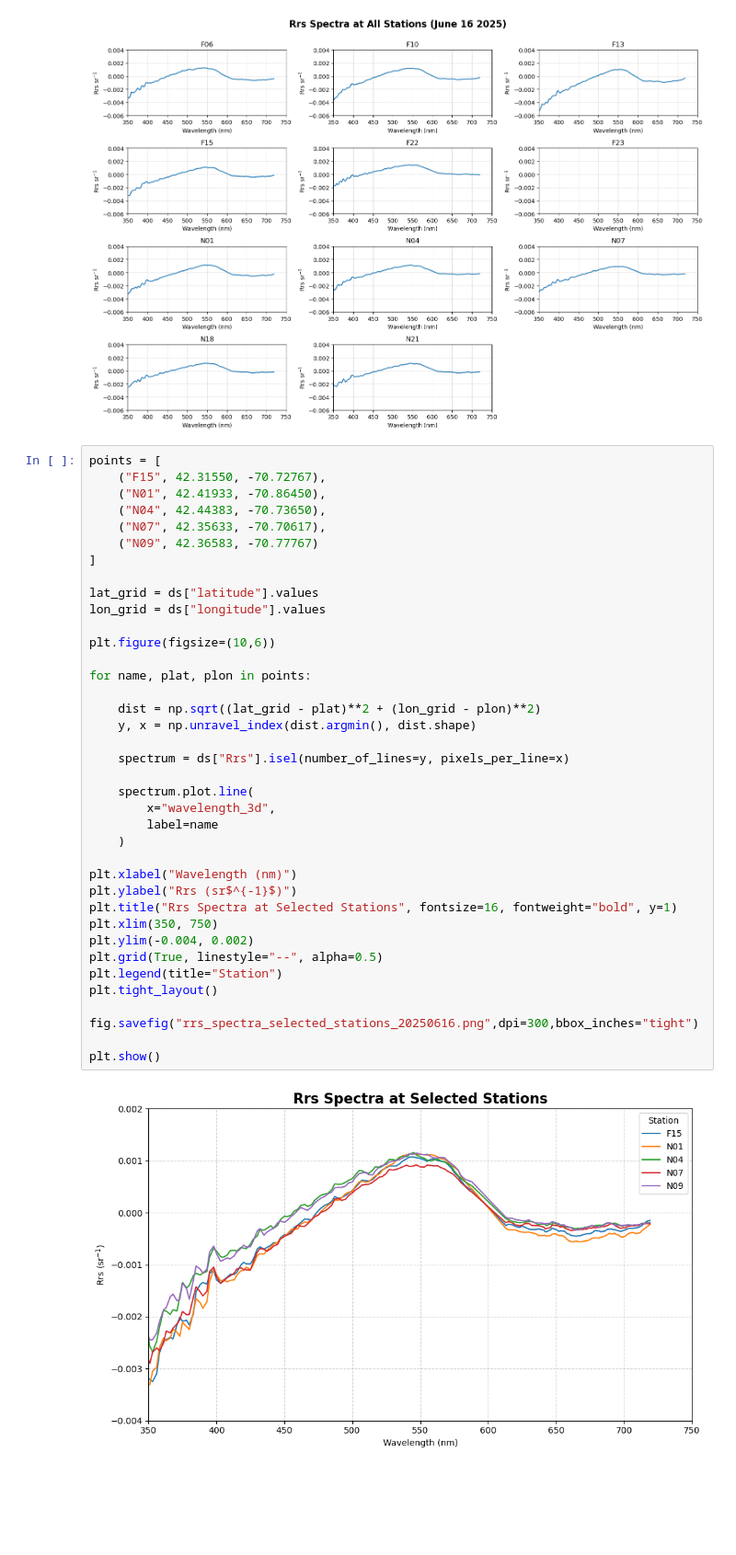
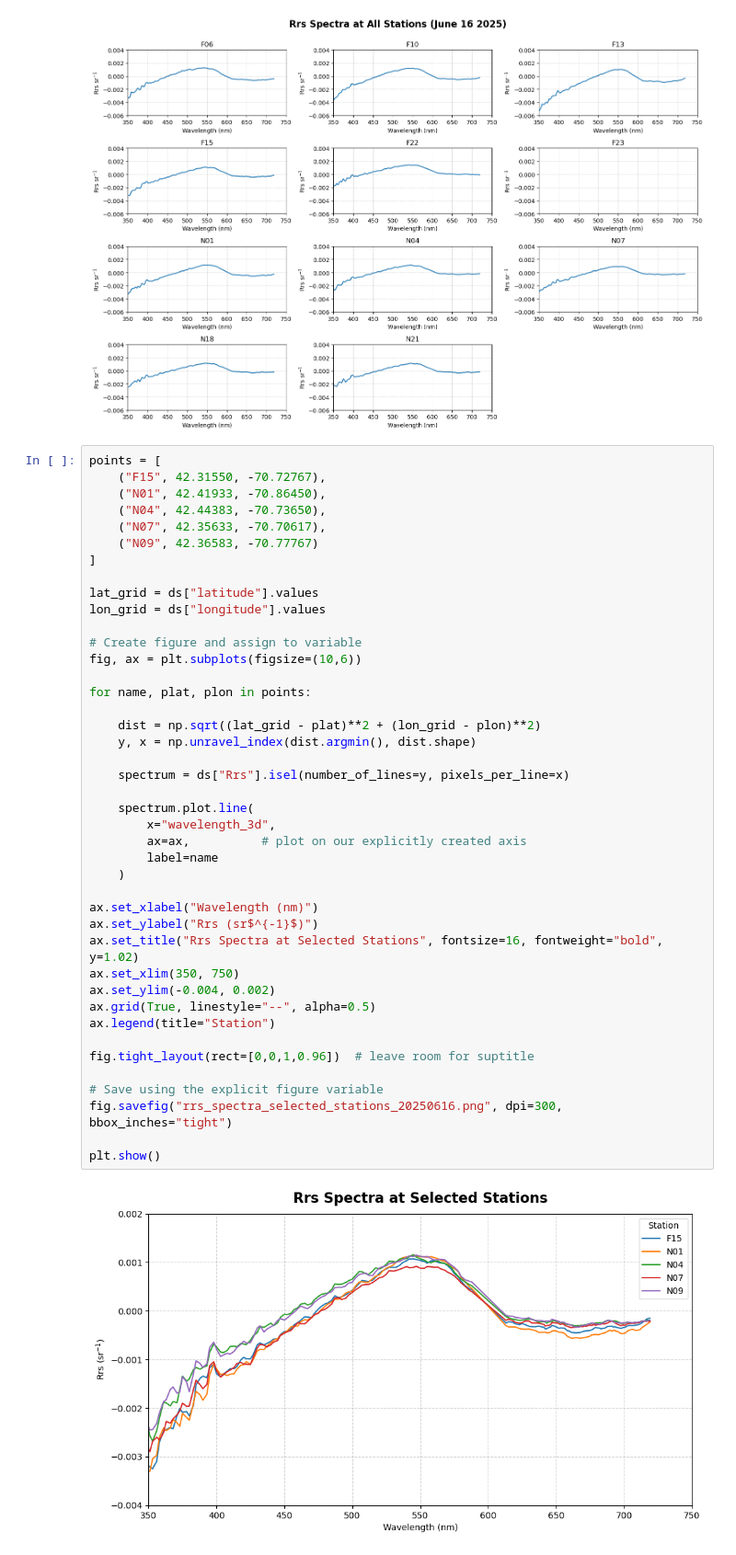
Before and after one commit to fish-pace/2026-proj-phyto-community-structure, a Jupyter notebook: contributor_folders/cassie/Rrs_Mass_Bay.ipynb, the cells around one changed output. Shown at 92% size. Saved outputs shown, nothing was run; the diff lists cells and outputs as text; blank space fills up the shorter version.

```diff
--- a/contributor_folders/cassie/Rrs_Mass_Bay.ipynb
+++ b/contributor_folders/cassie/Rrs_Mass_Bay.ipynb
@@ -222,40 +222,44 @@ plt.show()
 # %%
 points = [
     ("F15", 42.31550, -70.72767),
     ("N01", 42.41933, -70.86450),
     ("N04", 42.44383, -70.73650),
     ("N07", 42.35633, -70.70617),
     ("N09", 42.36583, -70.77767)
 ]
 
 lat_grid = ds["latitude"].values
 lon_grid = ds["longitude"].values
 
-plt.figure(figsize=(10,6))
+# Create figure and assign to variable
+fig, ax = plt.subplots(figsize=(10,6))
 
 for name, plat, plon in points:
 
     dist = np.sqrt((lat_grid - plat)**2 + (lon_grid - plon)**2)
     y, x = np.unravel_index(dist.argmin(), dist.shape)
 
     spectrum = ds["Rrs"].isel(number_of_lines=y, pixels_per_line=x)
 
     spectrum.plot.line(
         x="wavelength_3d",
+        ax=ax,          # plot on our explicitly created axis
         label=name
     )
 
-plt.xlabel("Wavelength (nm)")
-plt.ylabel("Rrs (sr$^{-1}$)")
-plt.title("Rrs Spectra at Selected Stations", fontsize=16, fontweight="bold", y=1)
-plt.xlim(350, 750)
-plt.ylim(-0.004, 0.002)
-plt.grid(True, linestyle="--", alpha=0.5)
-plt.legend(title="Station")
-plt.tight_layout()
+ax.set_xlabel("Wavelength (nm)")
+ax.set_ylabel("Rrs (sr$^{-1}$)")
+ax.set_title("Rrs Spectra at Selected Stations", fontsize=16, fontweight="bold", y=1.02)
+ax.set_xlim(350, 750)
+ax.set_ylim(-0.004, 0.002)
+ax.grid(True, linestyle="--", alpha=0.5)
+ax.legend(title="Station")
 
-fig.savefig("rrs_spectra_selected_stations_20250616.png",dpi=300,bbox_inches="tight")
+fig.tight_layout(rect=[0,0,1,0.96])  # leave room for suptitle
+
+# Save using the explicit figure variable
+fig.savefig("rrs_spectra_selected_stations_20250616.png", dpi=300, bbox_inches="tight")
 
 plt.show()
 # %% [output]
-[figure, old version]
+[figure, new version]
```
Also changed, not shown: 1 other file.
